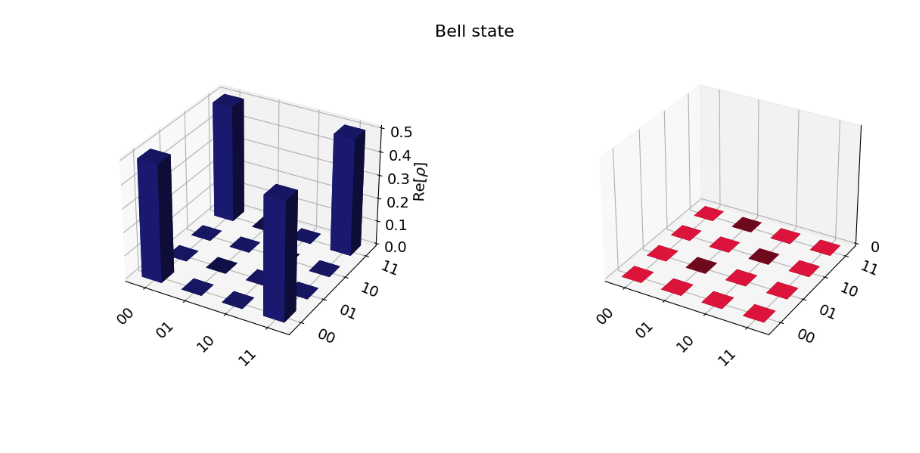
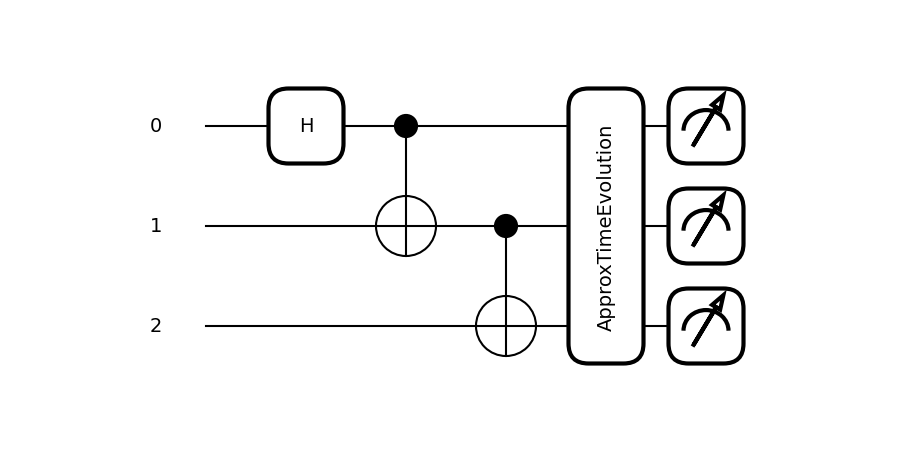
Before and after one commit to iridescent0923/Quantum_Optimization, a Jupyter notebook: Pennylane_Workspace/Metrology/CFI_optimize/Complete/2-qubit/Bell/Bell_CFI.ipynb, the cells around one changed output. Drawn from its saved outputs; the diff is of its cells as text; code cells hidden in the pictures; blank space fills up the shorter version.

```diff
--- a/Pennylane_Workspace/Metrology/CFI_optimize/Complete/2-qubit/Bell/Bell_CFI.ipynb
+++ b/Pennylane_Workspace/Metrology/CFI_optimize/Complete/2-qubit/Bell/Bell_CFI.ipynb
@@ -55,4 +74,2 @@ def interaciton(phi):
 # %%
-plot_state_city(bell_state(), color=['midnightblue', 'crimson'], title = "Bell state")
+# plot_state_city(circuit(), color=['midnightblue', 'crimson'], title = "Bell state")
-# %% [output]
-[figure, removed]
@@ -66,0 +76,14 @@ def classical_fisher_information(phi):
+# %%
+@qml.qnode(dev2, interface='autograd')
+def circuit_3(phi):
+    qml.Hadamard(wires=0)
+    qml.CNOT(wires=[0, 1])
+    qml.CNOT(wires=[1, 2])
+
+    qml.ApproxTimeEvolution(H3, phi, 1)
+
+    return qml.state()
+
+fig, ax = qml.draw_mpl(circuit_3)(np.pi)
+# %% [output]
+[figure, added]
```
Also changed, not shown: parts of 11 cells of this notebook.
